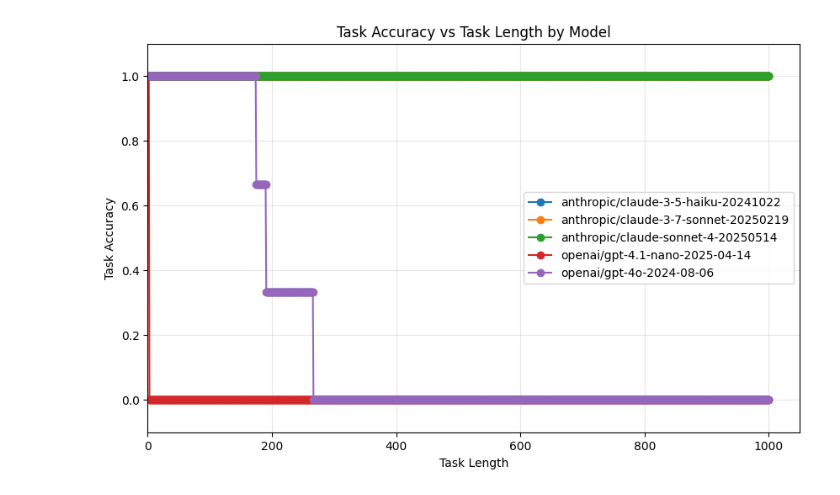
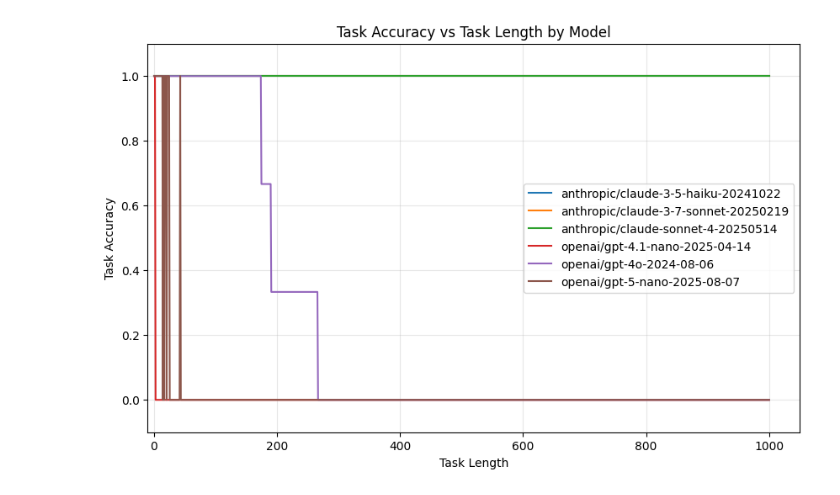
Before and after one commit to sam-deverett-dsit/long-horizon-execution, a Jupyter notebook: analysis.ipynb, the cells around one changed output. Cells and saved outputs as stored; diff of their text form; code cells hidden in the pictures.

Commit message:
Add turn accuracy plot.

```diff
--- a/analysis.ipynb
+++ b/analysis.ipynb
@@ -21,7 +21,13 @@ df = samples_df(
 )
 
 # is there a better way to do this using Inspect?
-df = df.drop(columns=["score_pct_turns_absolutely_correct", "score_pct_turns_relatively_correct", "score_turn_relatively_correct"])
+df = df.drop(
+    columns=[
+        "score_max_turn_absolutely_correct",
+        "score_pct_turns_absolutely_correct",
+        "score_pct_turns_relatively_correct",
+    ]
+)
 # %%
 df.head(5)
 # %% [output]
@@ -37,38 +43,48 @@ import json
 df['score_turn_absolutely_correct'] = df['score_turn_absolutely_correct'].apply(
     lambda x: json.loads(x) if isinstance(x, str) else x
 )
+df['score_turn_relatively_correct'] = df['score_turn_relatively_correct'].apply(
+    lambda x: json.loads(x) if isinstance(x, str) else x
+)
 # %%
 import pandas as pd
 
 expanded_data = []
 for _, row in df.iterrows():
-    base_row = row.drop('score_turn_absolutely_correct').to_dict()
-    for turn, is_correct in row['score_turn_absolutely_correct'].items():
+    base_row = row.drop(['score_turn_absolutely_correct', 'score_turn_relatively_correct']).to_dict()
+
+    abs_correct = row['score_turn_absolutely_correct']
+    rel_correct = row['score_turn_relatively_correct']
+
+    all_turns = set(abs_correct.keys()) | set(rel_correct.keys())
+
+    for turn in all_turns:
         expanded_data.append({
             **base_row,
             'turn': int(turn),
-            'is_absolutely_correct': is_correct
+            'is_absolutely_correct': abs_correct.get(turn, None),
+            'is_relatively_correct': rel_correct.get(turn, None),
         })
 
 df = pd.DataFrame(expanded_data)
 # %%
 import matplotlib.pyplot as plt
 
 plot_data = df.groupby(['model', 'turn'])['is_absolutely_correct'].agg(['mean', 'count']).reset_index()
 plot_data.columns = ['model', 'turn', 'task_accuracy', 'n_samples']
 
 plt.figure(figsize=(10, 6))
 for model in plot_data['model'].unique():
     model_data = plot_data[plot_data['model'] == model].sort_values('turn')
-    plt.plot(model_data['turn'], model_data['task_accuracy'], marker='o', label=model)
+    plt.plot(model_data['turn'], model_data['task_accuracy'], label=model)
 
 plt.xlabel('Task Length')
 plt.ylabel('Task Accuracy')
 plt.title('Task Accuracy vs Task Length by Model')
 plt.legend()
 plt.grid(True, alpha=0.3)
-plt.xlim(0, None)
+plt.xlim(-10, None)
 plt.ylim(-0.1, 1.1)
 plt.show()
 # %% [output]
-[figure, old version]
+[figure, new version]
```
Also changed, not shown: parts of 3 cells of this notebook.
